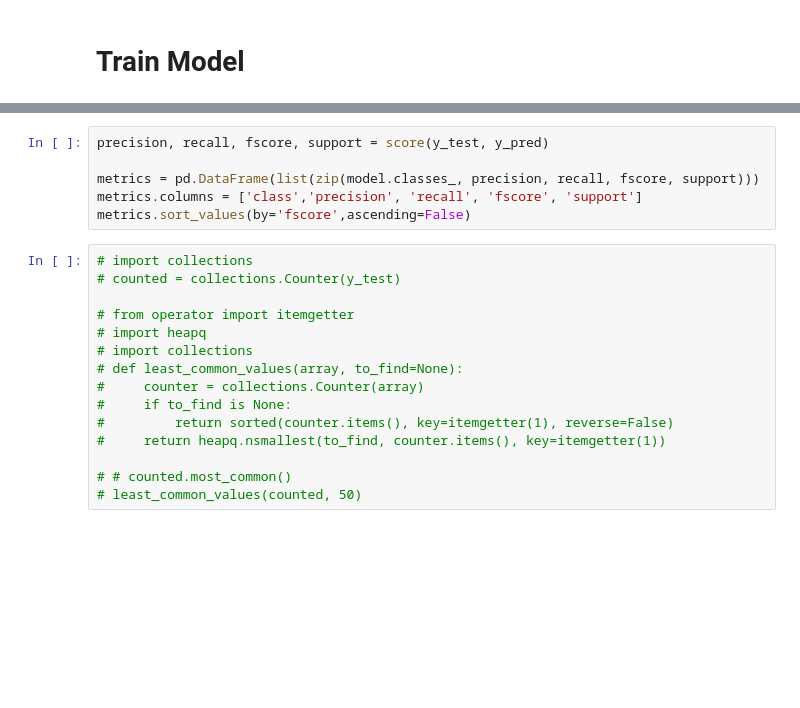
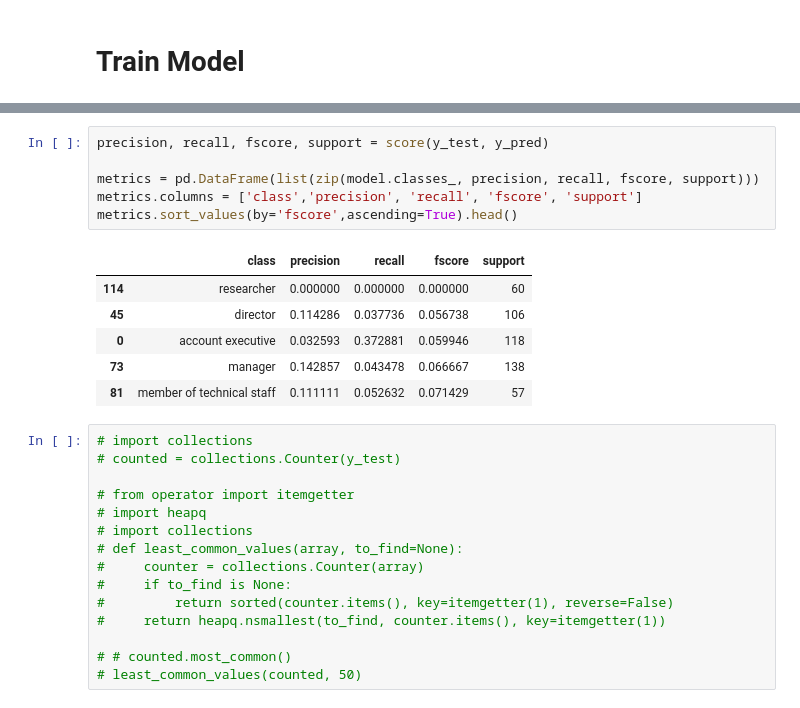
Before and after one commit to icareerclimber/career-skills-capstone, a Jupyter notebook: model_pipeline/03_process_salary_and_create_ngram_model.ipynb, the cells around one changed output, grey strips where cells are left out. Drawn from its saved outputs; the diff is of its cells as text; blank space fills up the shorter version.

```diff
--- a/model_pipeline/03_process_salary_and_create_ngram_model.ipynb
+++ b/model_pipeline/03_process_salary_and_create_ngram_model.ipynb
@@ -234,9 +281,16 @@ print('recall_score: ', recall_score(y_test, y_pred, average="macro"))
 # %%
 precision, recall, fscore, support = score(y_test, y_pred)
 
 metrics = pd.DataFrame(list(zip(model.classes_, precision, recall, fscore, support)))
 metrics.columns = ['class','precision', 'recall', 'fscore', 'support']
-metrics.sort_values(by='fscore',ascending=False)
+metrics.sort_values(by='fscore',ascending=True).head()
+# %% [output]
+|  | class | precision | recall | fscore | support |
+| 114 | researcher | 0.000000 | 0.000000 | 0.000000 | 60 |
+| 45 | director | 0.114286 | 0.037736 | 0.056738 | 106 |
+| 0 | account executive | 0.032593 | 0.372881 | 0.059946 | 118 |
+| 73 | manager | 0.142857 | 0.043478 | 0.066667 | 138 |
+| 81 | member of technical staff | 0.111111 | 0.052632 | 0.071429 | 57 |
 # %%
 # import collections
 # counted = collections.Counter(y_test)
```
Also changed, not shown: parts of 18 cells of this notebook.
